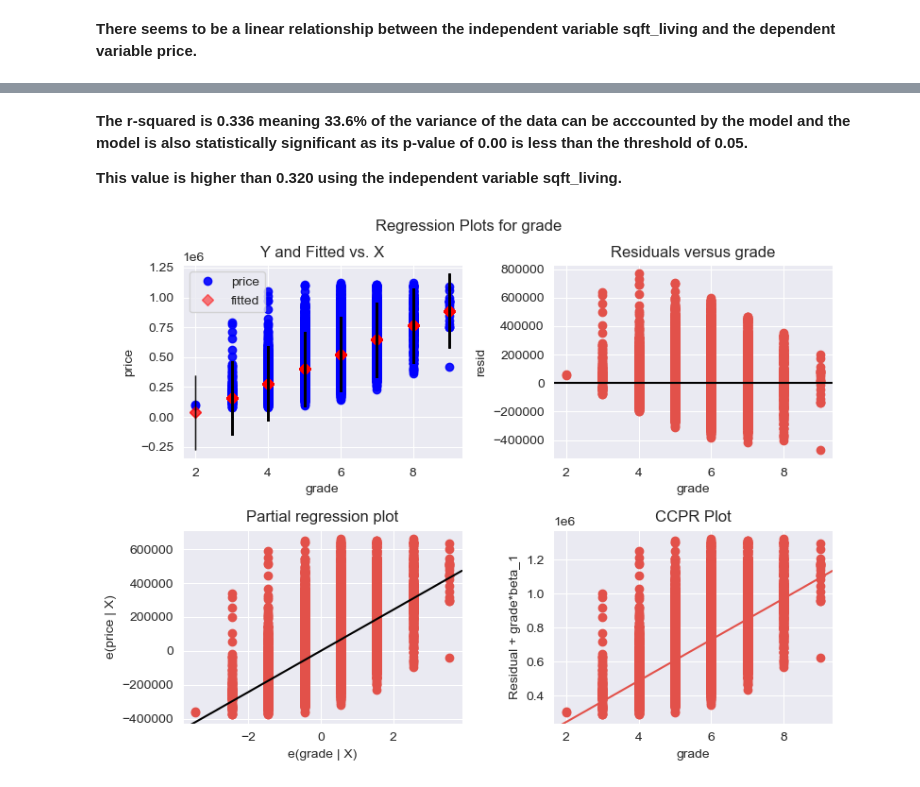
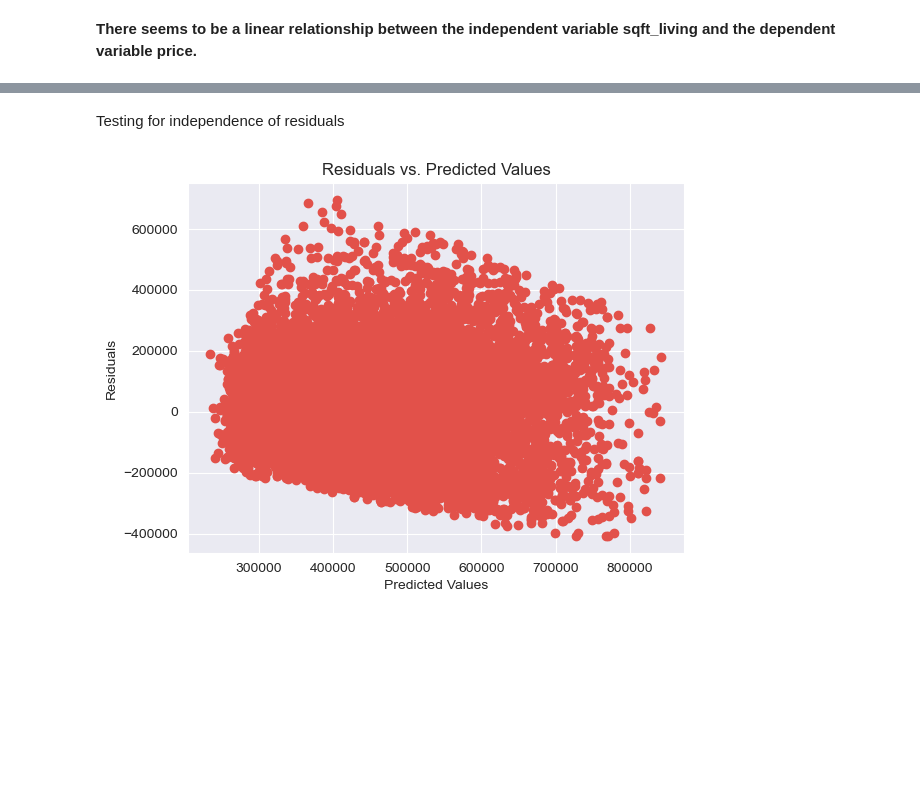
Before and after one commit to DennisWainaina/Megamax-Real-Estate-House-Project, a Jupyter notebook: index.ipynb, the cells around one changed output, grey strips where cells are left out. Cells and saved outputs as stored; diff of their text form; code cells hidden in the pictures; blank space fills up the shorter version.

Commit message:
Performed test for linear regression.

```diff
--- a/index.ipynb
+++ b/index.ipynb
@@ -1235,14 +1265,3 @@ plt.show();
 [figure]
 # %% [markdown]
 **There seems to be a linear relationship between the independent variable sqft_living and the dependent variable price.**
-# %%
-# Now building the model with grade
-y  # Dependent variable
-x = combined_df['grade']  # Independent variable
-
-# Model
-model = sm.OLS(y, sm.add_constant(x))
-results = model.fit()
-
-# Seeing results
-results.summary()
@@ -1269,10 +1268,14 @@ Notes:
-# %% [markdown]
-**The r-squared is 0.336 meaning 33.6% of the variance of the data can be acccounted by the model and the model is also statistically significant as its p-value of 0.00 is less than the threshold of 0.05.**
-
-**This value is higher than 0.320 using the independent variable sqft_living.**
-# %%
-# Plotting scatterplot to see linear relationship
-sm.graphics.plot_regress_exog(results, 'grade', fig=plt.figure(figsize=(8, 6)))
-plt.show();
-# %% [output]
-[figure, removed]
+# %% [markdown]
+Testing for independence of residuals
+# %%
+# Get the residuals
+residuals = results.resid
+
+# Plot residuals against predicted values
+plt.scatter(results.fittedvalues, residuals)
+plt.xlabel('Predicted Values')
+plt.ylabel('Residuals')
+plt.title('Residuals vs. Predicted Values')
+plt.show()
+# %% [output]
+[figure, added]
```
Also changed, not shown: parts of 12 cells of this notebook.
